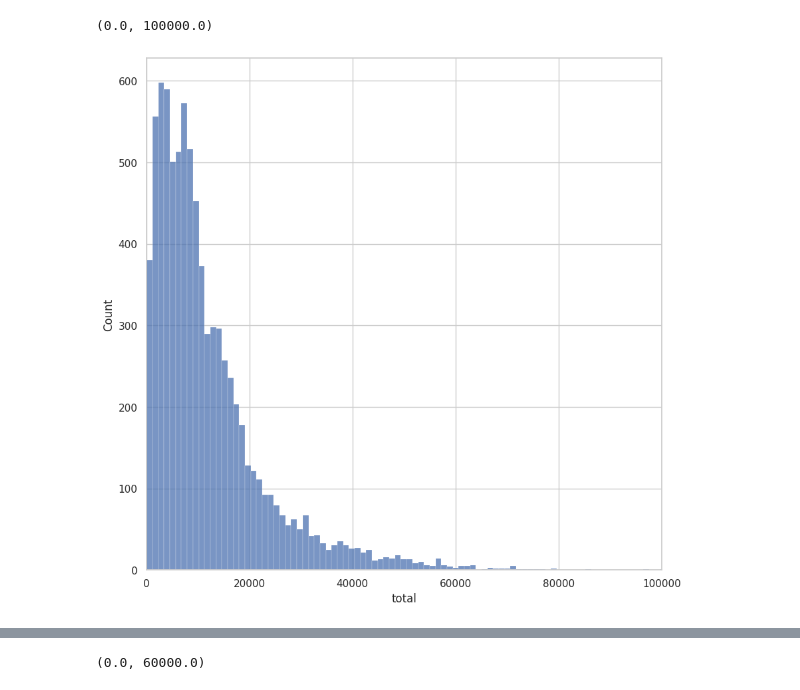
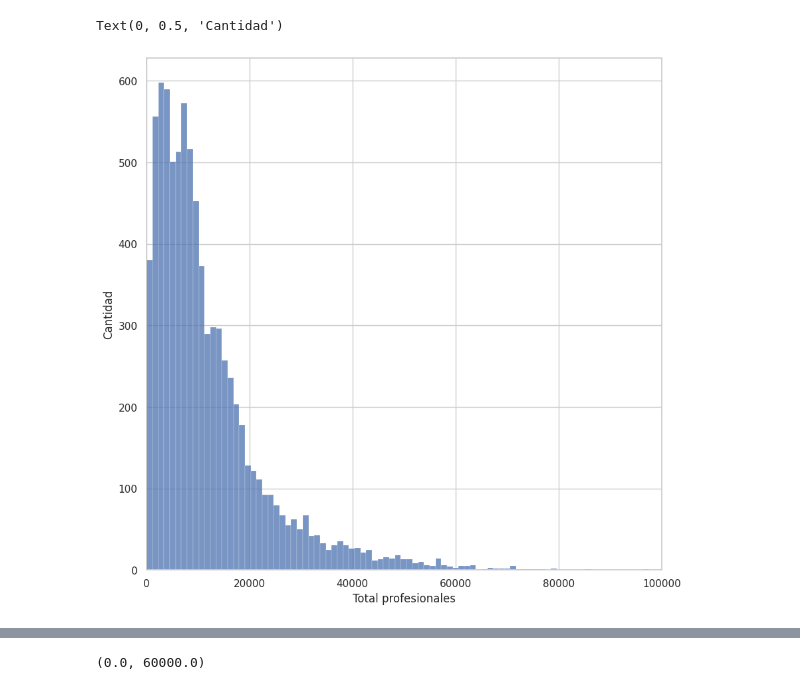
Before and after one commit to mlomb/ParaiSUR, a Jupyter notebook: notebooks/71-analysis.ipynb, the cells around one changed output, grey strips where cells are left out. Saved outputs shown, nothing was run; the diff lists cells and outputs as text; code cells hidden in the pictures.

```diff
--- a/notebooks/71-analysis.ipynb
+++ b/notebooks/71-analysis.ipynb
@@ -31,10 +32,12 @@ sns.barplot(data=df, x="year", y="total", ax=ax)
 # %%
 fig, ax = plt.subplots(figsize=(10, 10))
 sns.histplot(data=df, x="total", ax=ax)
 plt.xlim(0, 100000)
+plt.xlabel("Total profesionales")
+plt.ylabel("Cantidad")
 # %% [output]
-(0.0, 100000.0)
+Text(0, 0.5, 'Cantidad')
-[figure, old version]
+[figure, new version]
 # %%
 fig, ax = plt.subplots(figsize=(10, 10))
 sns.barplot(data=df, x="year_month", y="total", ax=ax)
```
Also changed, not shown: parts of 3 cells of this notebook, 11 other files.
